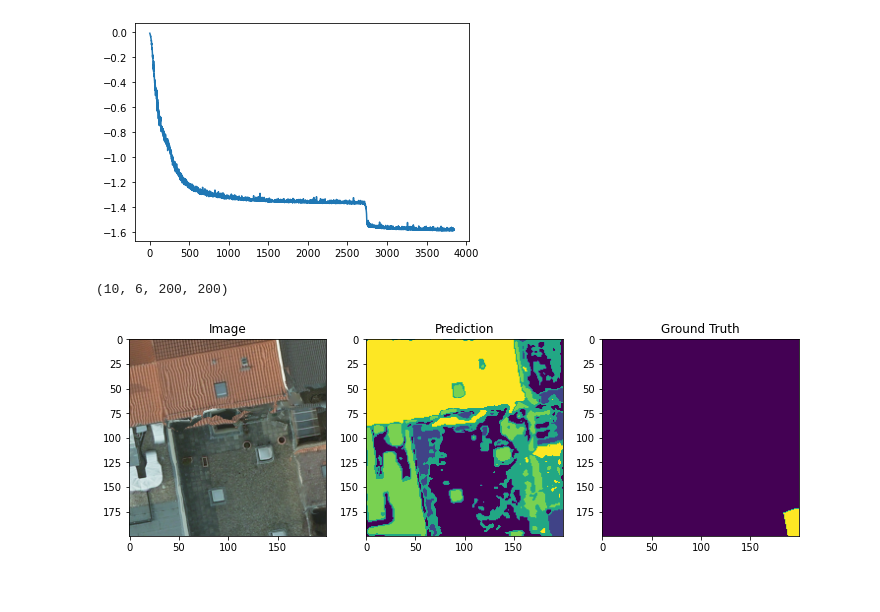
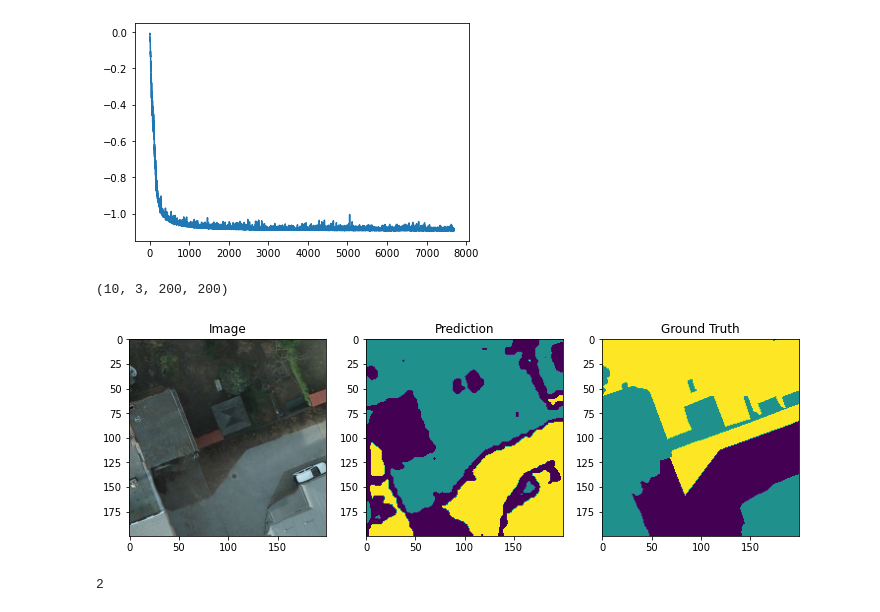
Before and after one commit to Max-Manning/autoregunsupseg, a Jupyter notebook: notebooks/Check_model.ipynb, the cells around one changed output. Saved outputs shown, nothing was run; the diff lists cells and outputs as text; code cells hidden in the pictures.

```diff
--- a/notebooks/Check_model.ipynb
+++ b/notebooks/Check_model.ipynb
@@ -10,12 +10,12 @@ import os, sys
 currentdir = os.path.dirname(os.getcwd())
 sys.path.append(currentdir)
 
-loss = np.load('../losses_01.npy')
+loss = np.load('../losses_02.npy')
 
 plt.figure()
 plt.plot(loss)
 plt.show()
 # %% [output]
-[figure, old version]
+[figure, new version]
 # %%
 import torch
@@ -34,8 +34,8 @@ images, labels = dataiter.next()
 labels = labels.detach().numpy()
 
 # load the model architecture and trained weights
-state_dict = torch.load('../model_01.pth')
-model = ARSegmentationNet()
+state_dict = torch.load('../model_02.pth')
+model = ARSegmentationNet2()
 model.load_state_dict(state_dict)
 
 # run the model on the images
@@ -43,25 +43,33 @@ out = model(images, 0).detach().numpy()
 print(out.shape)
 out_preds = np.argmax(out, axis=1)
 
-# labels[labels == 4] = 0 # merge road and cars classes...? this seems questionable but that's how they do
-# labels[labels == 5] = 1 # merge buildings and clutter classes
-# labels[labels == 3] = 2 # merge vegetation and trees classes
+labels[labels == 4] = 0 # merge road and cars classes...? this seems questionable but that's how they do
+labels[labels == 5] = 1 # merge buildings and clutter classes
+labels[labels == 3] = 2 # merge vegetation and trees classes
 # %% [output]
-(10, 6, 200, 200)
+(10, 3, 200, 200)
 # %%
-img = 5
+img = 7
 
 plt.figure(figsize=(12,8))
 plt.subplot(131)
 plt.imshow(images[img,:3,:,:].permute(1,2,0)/255)
 plt.title("Image")
 plt.subplot(132)
 plt.imshow(out_preds[img,:,:])
 plt.title("Prediction")
 plt.subplot(133)
 plt.imshow(labels[img,:,:])
 plt.title("Ground Truth")
 plt.show()
 # plt.savefig("out3.png", dpi=300)
 # %% [output]
-[figure, old version]
+[figure, new version]
+# %%
+def ll(x):
+    return mm(x)
+def mm(x):
+    return x+1
+print(ll(1))
+# %% [output]
+2
```
Also changed, not shown: parts of 1 cell of this notebook, 5 other files.
